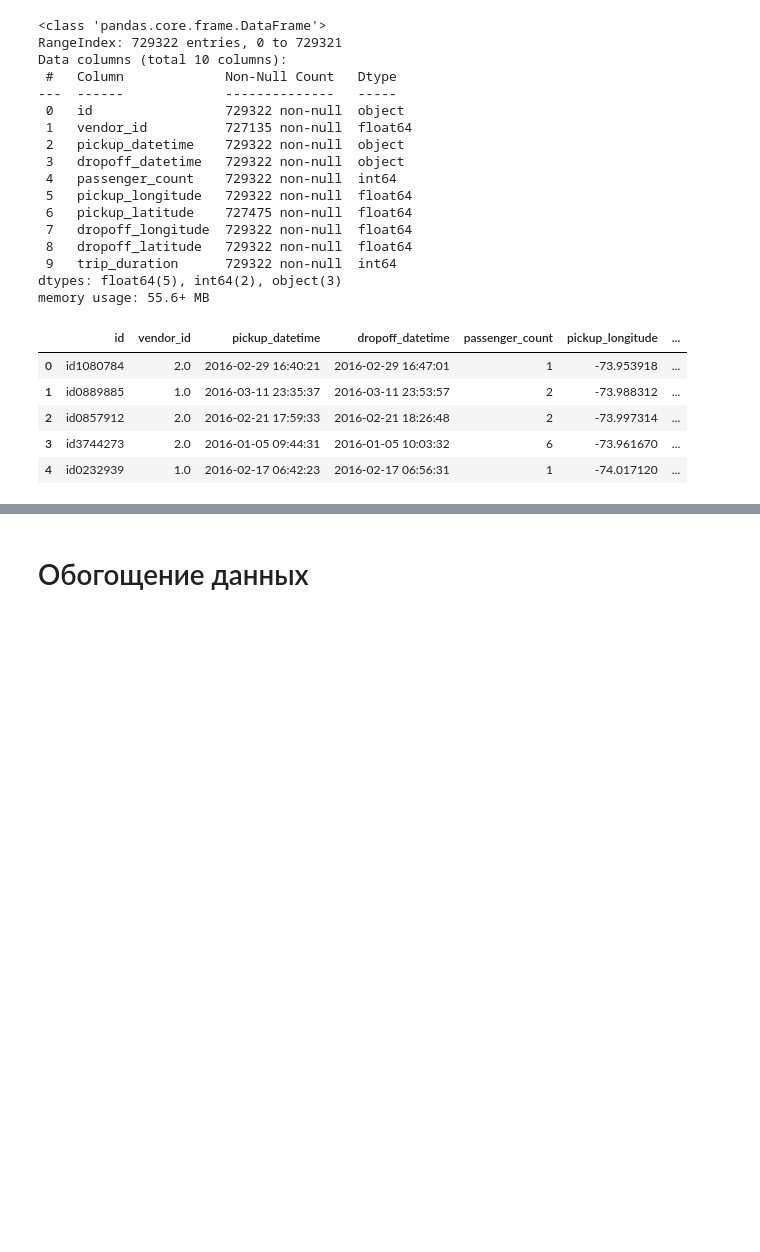
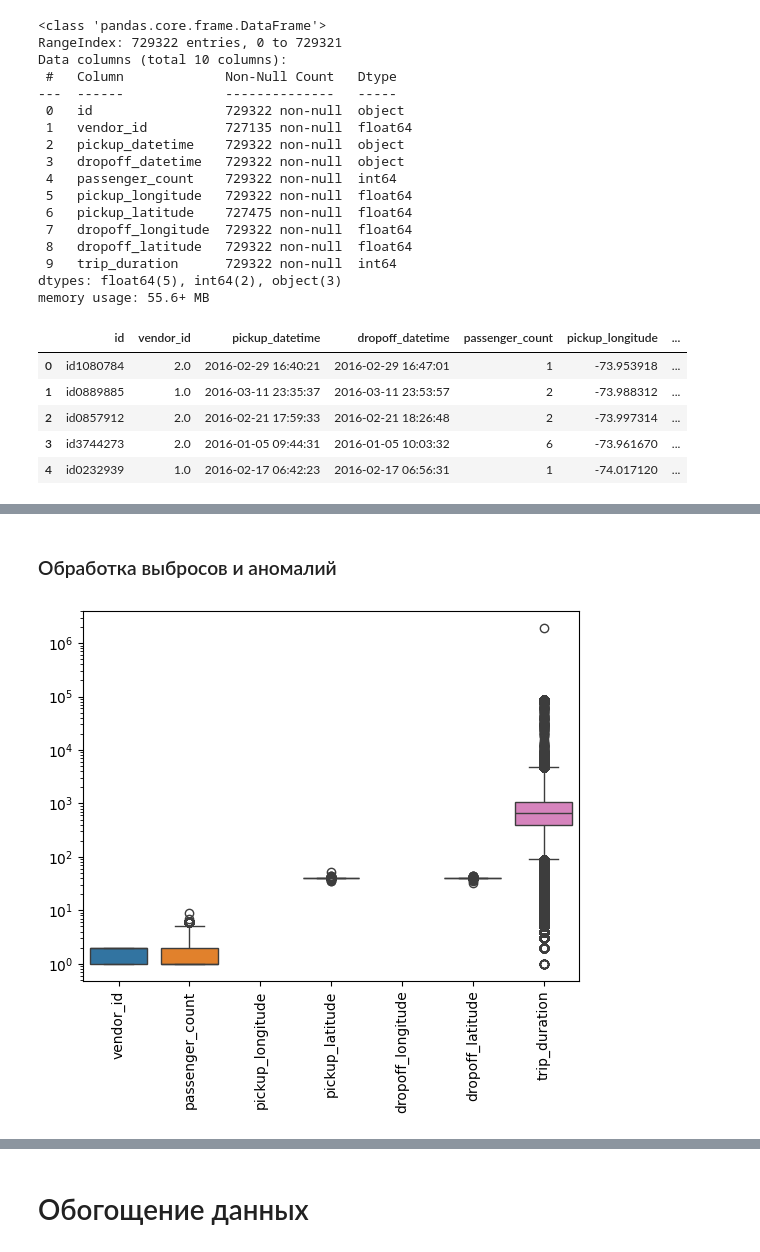
Before and after one commit to smnk-1/ML-studying, a Jupyter notebook: notebooks/TripDurationEDA.ipynb, the cells around one changed output, grey strips where cells are left out. Cells and saved outputs as stored; diff of their text form; code cells hidden in the pictures; blank space fills up the shorter version.

```diff
--- a/notebooks/TripDurationEDA.ipynb
+++ b/notebooks/TripDurationEDA.ipynb
@@ -44,0 +92,8 @@ data.head()
+# %% [markdown]
+### Обработка выбросов и аномалий
+# %%
+sns.boxplot(data, log_scale=True)
+plt.xticks(rotation=90)
+plt.show()
+# %% [output]
+[figure, added]
```
Also changed, not shown: parts of 20 cells of this notebook, 2 other files.
